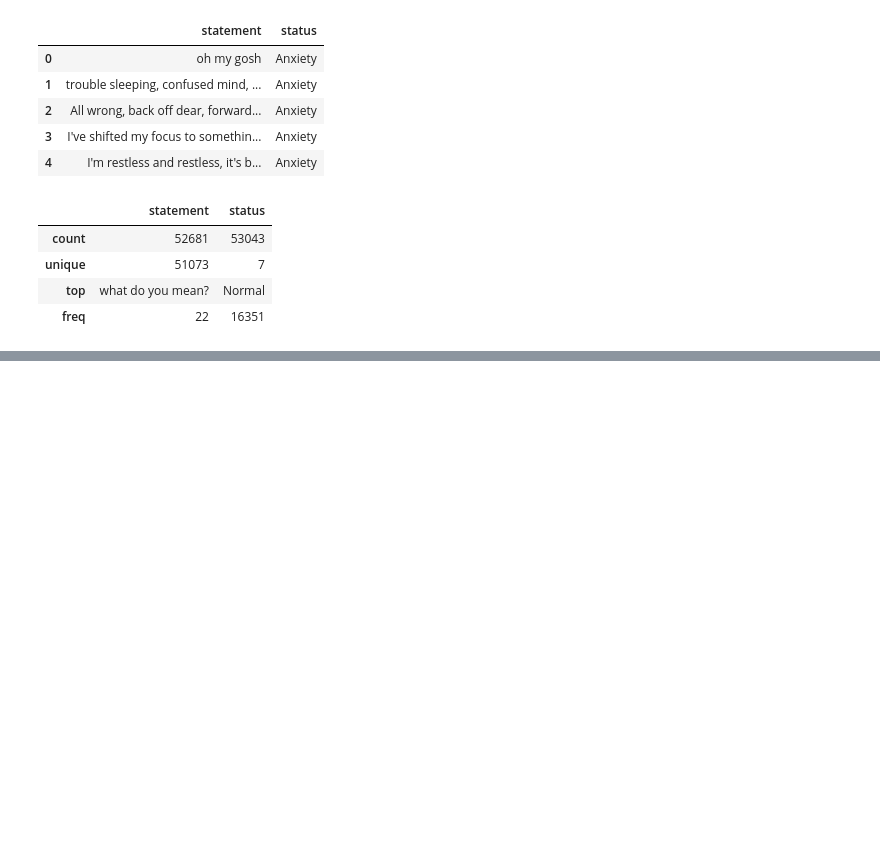
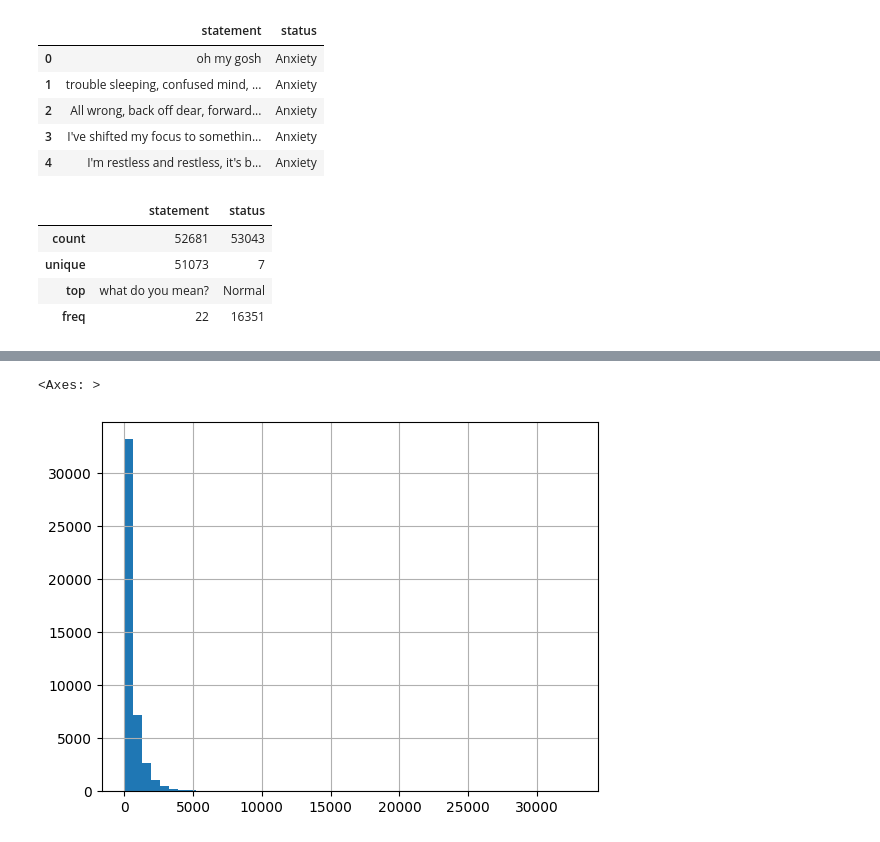
Before and after one commit to AdkxKashyap/Mental-Health-Detection-Using-NLP, a Jupyter notebook: src/notebooks/mental_health_risk_classification.ipynb, the cells around one changed output, grey strips where cells are left out. Cells and saved outputs as stored; diff of their text form; code cells hidden in the pictures; blank space fills up the shorter version.

Commit message:
2. Phase 2 preprocess text

```diff
--- a/src/notebooks/mental_health_risk_classification.ipynb
+++ b/src/notebooks/mental_health_risk_classification.ipynb
@@ -25,0 +77,3 @@ df.describe()
+# %%
+df.duplicated().sum()
+df.drop_duplicates(inplace=True)
@@ -25,0 +97,6 @@ df.describe()
+# %%
+#Dropping rows with missing 'statement' values and analyzing the length of the text in the 'statement' column
+df = df.dropna(subset=['statement'])
+df['text_length'] = df['statement'].apply(len)
+
+df['text_length'].describe()
@@ -25,0 +113,5 @@ df.describe()
+# %%
+df['text_length'].hist(bins=50)
+# %% [output]
+<Axes: >
+[figure, added]
```
Also changed, not shown: parts of 31 cells of this notebook.
